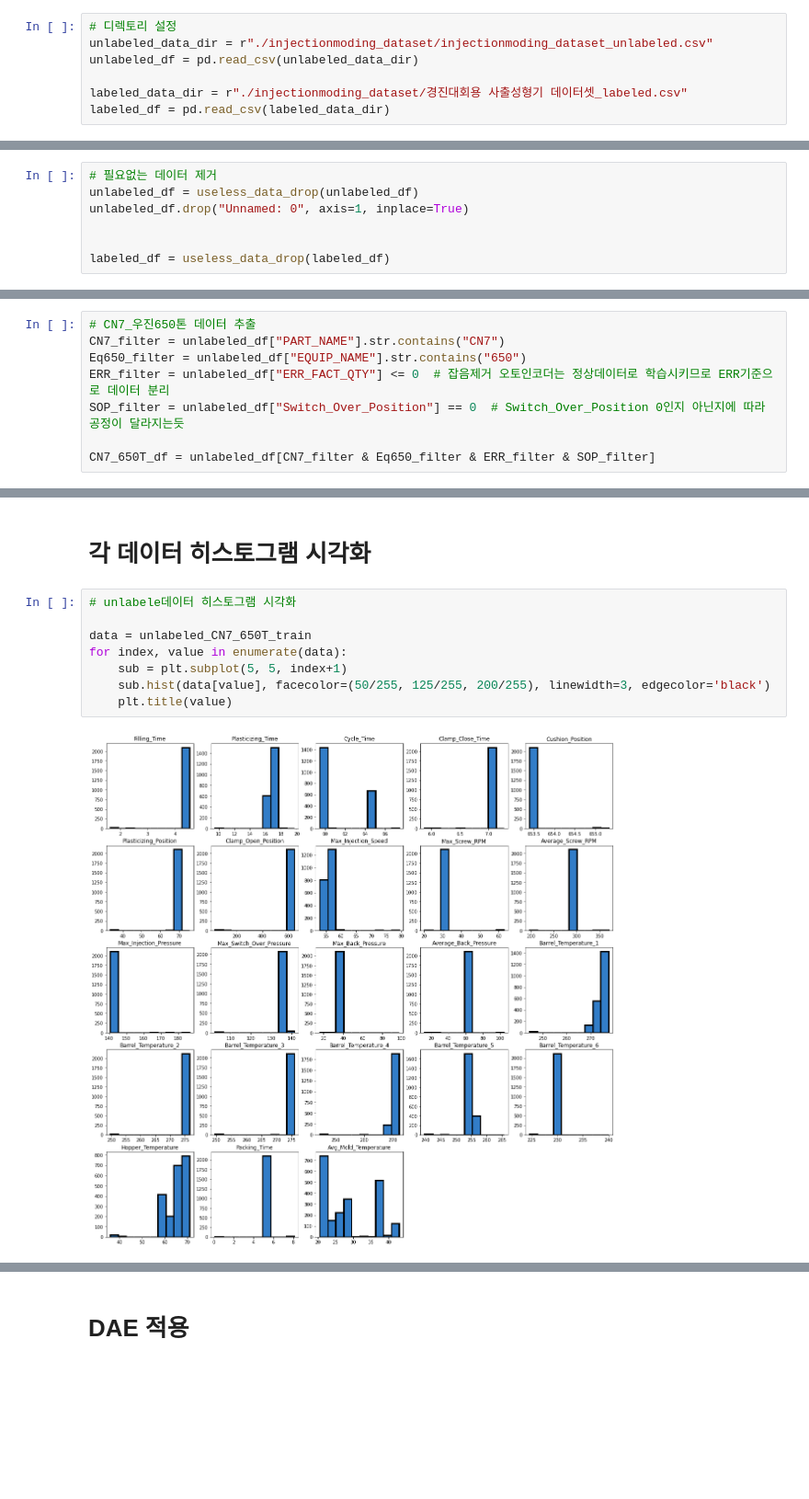
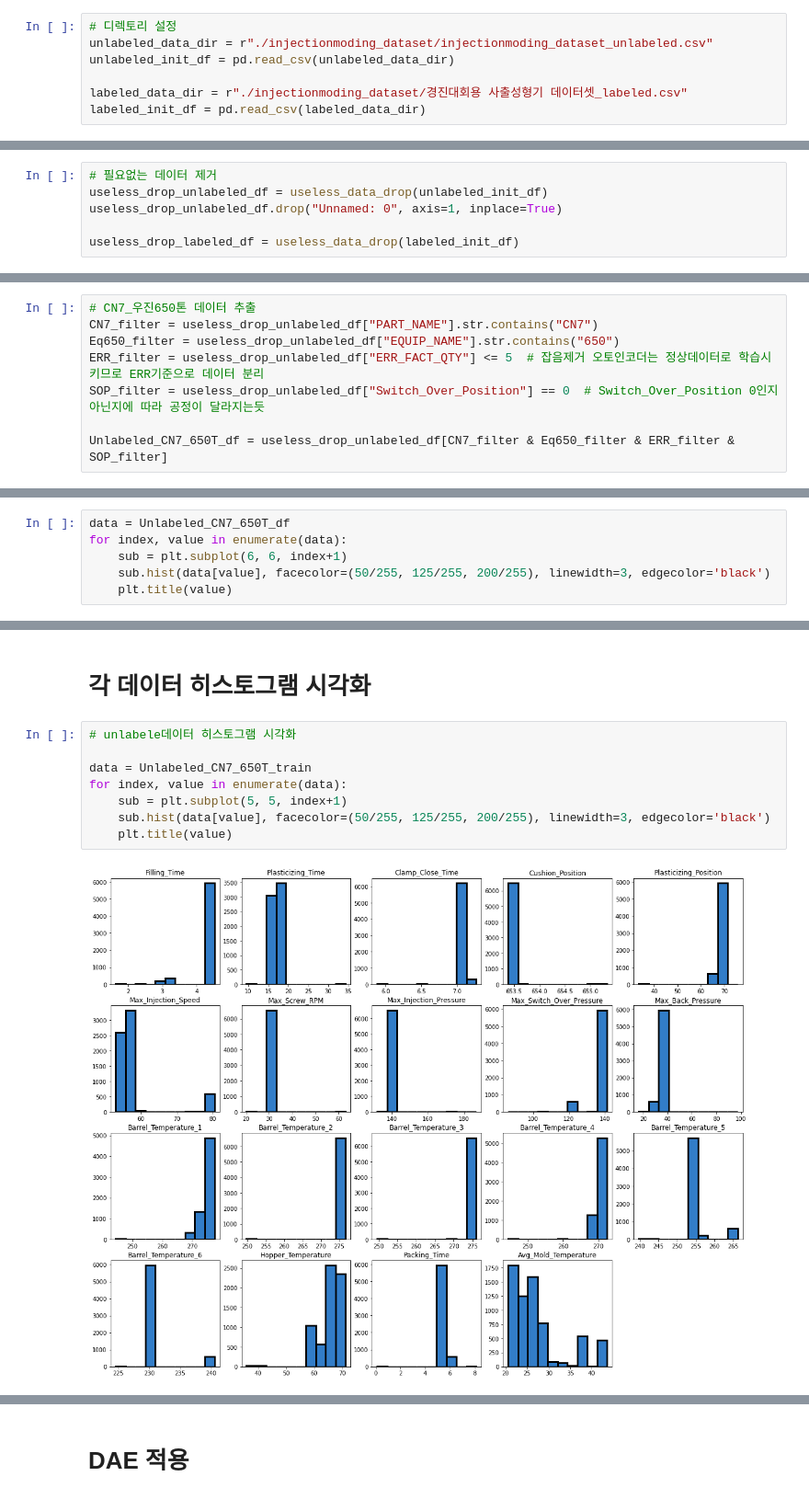
Before and after one commit to JinkyoJB/kamp, a Jupyter notebook: KAMP.ipynb, the cells around one changed output, grey strips where cells are left out. Shown at 92% size. Saved outputs shown, nothing was run; the diff lists cells and outputs as text; blank space fills up the shorter version.

```diff
--- a/KAMP.ipynb
+++ b/KAMP.ipynb
@@ -14,10 +22,10 @@ plt.rcParams['figure.figsize'] = [20, 20]
 # %%
 # 디렉토리 설정
 unlabeled_data_dir = r"./injectionmoding_dataset/injectionmoding_dataset_unlabeled.csv"
-unlabeled_df = pd.read_csv(unlabeled_data_dir)
+unlabeled_init_df = pd.read_csv(unlabeled_data_dir)
 
 labeled_data_dir = r"./injectionmoding_dataset/경진대회용 사출성형기 데이터셋_labeled.csv"
-labeled_df = pd.read_csv(labeled_data_dir)
+labeled_init_df = pd.read_csv(labeled_data_dir)
 # %%
 # 디스플레이 옵션 설정
 pd.set_option('display.width', None)
@@ -41,11 +49,10 @@ def useless_data_drop(dataframe):
     return dataframe
 # %%
 # 필요없는 데이터 제거
-unlabeled_df = useless_data_drop(unlabeled_df)
-unlabeled_df.drop("Unnamed: 0", axis=1, inplace=True)
+useless_drop_unlabeled_df = useless_data_drop(unlabeled_init_df)
+useless_drop_unlabeled_df.drop("Unnamed: 0", axis=1, inplace=True)
 
-
-labeled_df = useless_data_drop(labeled_df)
+useless_drop_labeled_df = useless_data_drop(labeled_init_df)
 # %% [output]
 A value is trying to be set on a copy of a slice from a DataFrame
 
@@ -65,12 +72,12 @@ def div_pa_eq(dataframe, part_name, equip_name):
     return dataframe[part_name_filter & equip_name_filter]
 # %%
 # CN7_우진650톤 데이터 추출
-CN7_filter = unlabeled_df["PART_NAME"].str.contains("CN7")
-Eq650_filter = unlabeled_df["EQUIP_NAME"].str.contains("650")
-ERR_filter = unlabeled_df["ERR_FACT_QTY"] <= 0  # 잡음제거 오토인코더는 정상데이터로 학습시키므로 ERR기준으로 데이터 분리
-SOP_filter = unlabeled_df["Switch_Over_Position"] == 0  # Switch_Over_Position 0인지 아닌지에 따라 공정이 달라지는듯
+CN7_filter = useless_drop_unlabeled_df["PART_NAME"].str.contains("CN7")
+Eq650_filter = useless_drop_unlabeled_df["EQUIP_NAME"].str.contains("650")
+ERR_filter = useless_drop_unlabeled_df["ERR_FACT_QTY"] <= 5  # 잡음제거 오토인코더는 정상데이터로 학습시키므로 ERR기준으로 데이터 분리
+SOP_filter = useless_drop_unlabeled_df["Switch_Over_Position"] == 0  # Switch_Over_Position 0인지 아닌지에 따라 공정이 달라지는듯
 
-CN7_650T_df = unlabeled_df[CN7_filter & Eq650_filter & ERR_filter & SOP_filter]
+Unlabeled_CN7_650T_df = useless_drop_unlabeled_df[CN7_filter & Eq650_filter & ERR_filter & SOP_filter]
 # %%
 # 이상치 측정 함수
 def outlier(x):
@@ -121,0 +93,6 @@ See the caveats in the documentation: https://pandas.pydata.org/pandas-docs/stab
+# %%
+data = Unlabeled_CN7_650T_df
+for index, value in enumerate(data):
+    sub = plt.subplot(6, 6, index+1)
+    sub.hist(data[value], facecolor=(50/255, 125/255, 200/255), linewidth=3, edgecolor='black')
+    plt.title(value)
@@ -183,13 +179,13 @@ labeled_df_N_test = labeled_df_N.drop("Reason", axis=1)
 # %%
 # unlabele데이터 히스토그램 시각화
 
-data = unlabeled_CN7_650T_train
+data = Unlabeled_CN7_650T_train
 for index, value in enumerate(data):
     sub = plt.subplot(5, 5, index+1)
     sub.hist(data[value], facecolor=(50/255, 125/255, 200/255), linewidth=3, edgecolor='black')
     plt.title(value)
 # %% [output]
-[figure, old version]
+[figure, new version]
 # %%
 # labele데이터 히스토그램 시각화
 
```
Also changed, not shown: parts of 42 cells of this notebook.
